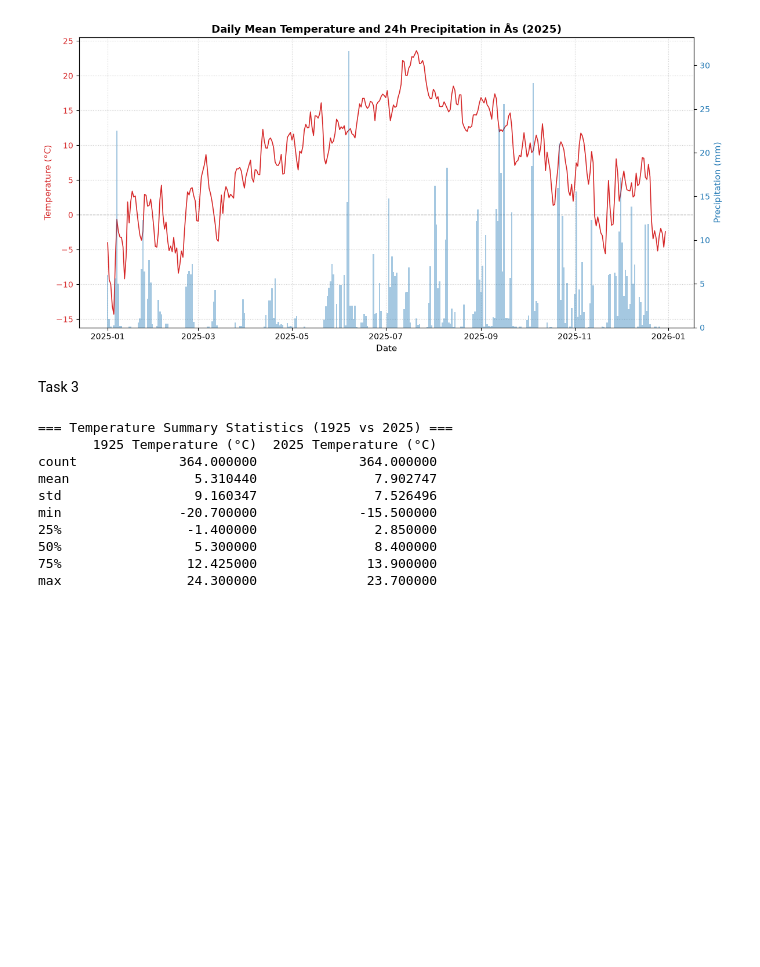
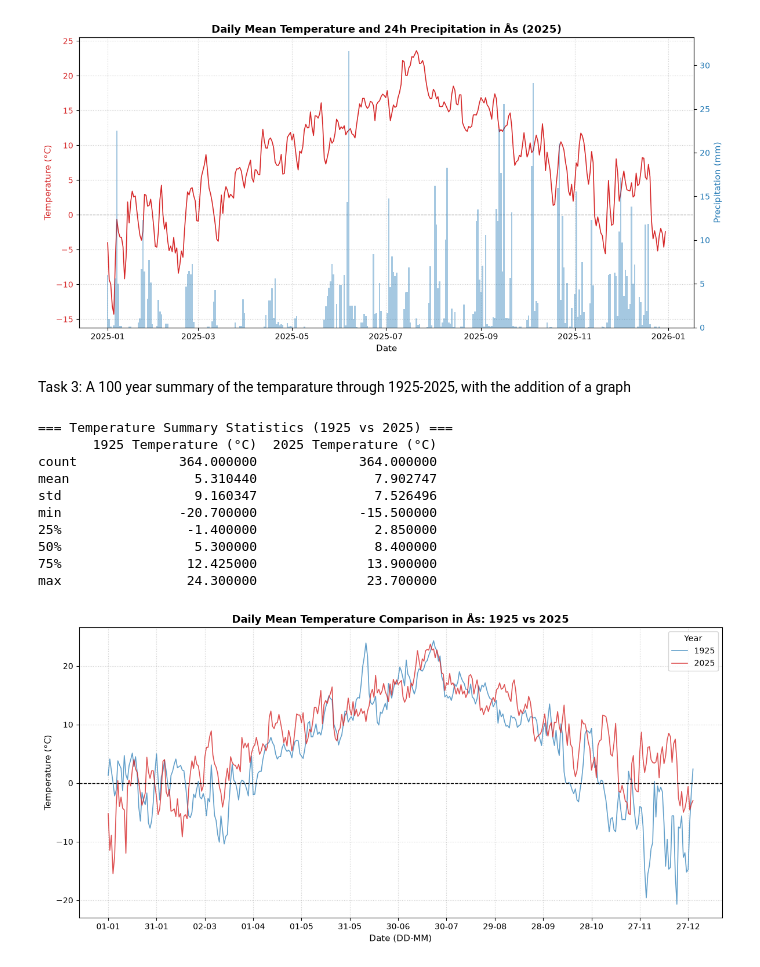
Before and after one commit to tommyra06/INF201-Deliverables, a Jupyter notebook: Week_42/Week 42_Task 1.ipynb, the cells around one changed output. Drawn from its saved outputs; the diff is of its cells as text; code cells hidden in the pictures; blank space fills up the shorter version.

Commit message:
Completed task 3, Task 1-3 are all finished

```diff
--- a/Week_42/Week 42_Task 1.ipynb
+++ b/Week_42/Week 42_Task 1.ipynb
@@ -163,7 +166,7 @@ else:
 # %% [output]
 [figure]
 # %% [markdown]
-Task 3
+Task 3: A 100 year summary of the temparature through 1925-2025, with the addition of a graph
 # %%
 import os
 import matplotlib.pyplot as plt
@@ -212,30 +215,68 @@ def fetch_temperature_data(year):
         return None
 
 
 # Fetch observations for both years
 df_1925 = fetch_temperature_data(1925)
 df_2025 = fetch_temperature_data(2025)
 
 if df_1925 is not None and df_2025 is not None:
     # Merge datasets on day of year
     df_comparison = pd.merge(df_1925, df_2025, on="day_of_year")
 
     # Generating summary statistics for both years
     summary_table = df_comparison[
         ["temperature_1925", "temperature_2025"]
     ].describe()
     summary_table.columns = ["1925 Temperature (°C)", "2025 Temperature (°C)"]
 
     print("=== Temperature Summary Statistics (1925 vs 2025) ===")
     print(summary_table)
+
+    #Plotting Both Years on a Single Plot
+    fig, ax = plt.subplots(figsize=(12, 6))
+
+    ax.plot(
+        df_comparison["day_of_year"],
+        df_comparison["temperature_1925"],
+        color="tab:blue",
+        alpha=0.7,
+        linewidth=1.2,
+        label="1925",
+    )
+    ax.plot(
+        df_comparison["day_of_year"],
+        df_comparison["temperature_2025"],
+        color="tab:red",
+        alpha=0.8,
+        linewidth=1.2,
+        label="2025",
+    )
+
+    ax.axhline(0, color="black", linestyle="--", linewidth=1)
+    ax.set_ylabel("Temperature (°C)", fontsize=11)
+    ax.set_xlabel("Date (DD-MM)", fontsize=11)
+    ax.set_title(
+        "Daily Mean Temperature Comparison in Ås: 1925 vs 2025",
+        fontsize=13,
+        fontweight="bold",
+    )
+
+    # Reduce X-axis tick frequency to avoid label overcrowding
+    ax.set_xticks(df_comparison["day_of_year"][::30])
+    ax.grid(True, linestyle=":", alpha=0.6)
+    ax.legend(title="Year")
+
+    plt.tight_layout()
+    plt.show()
 # %% [output]
 === Temperature Summary Statistics (1925 vs 2025) ===
        1925 Temperature (°C)  2025 Temperature (°C)
 count             364.000000             364.000000
 mean                5.310440               7.902747
 std                 9.160347               7.526496
 min               -20.700000             -15.500000
 25%                -1.400000               2.850000
 50%                 5.300000               8.400000
 75%                12.425000              13.900000
 max                24.300000              23.700000
+[figure, added]
```
Also changed, not shown: parts of 3 cells of this notebook.
